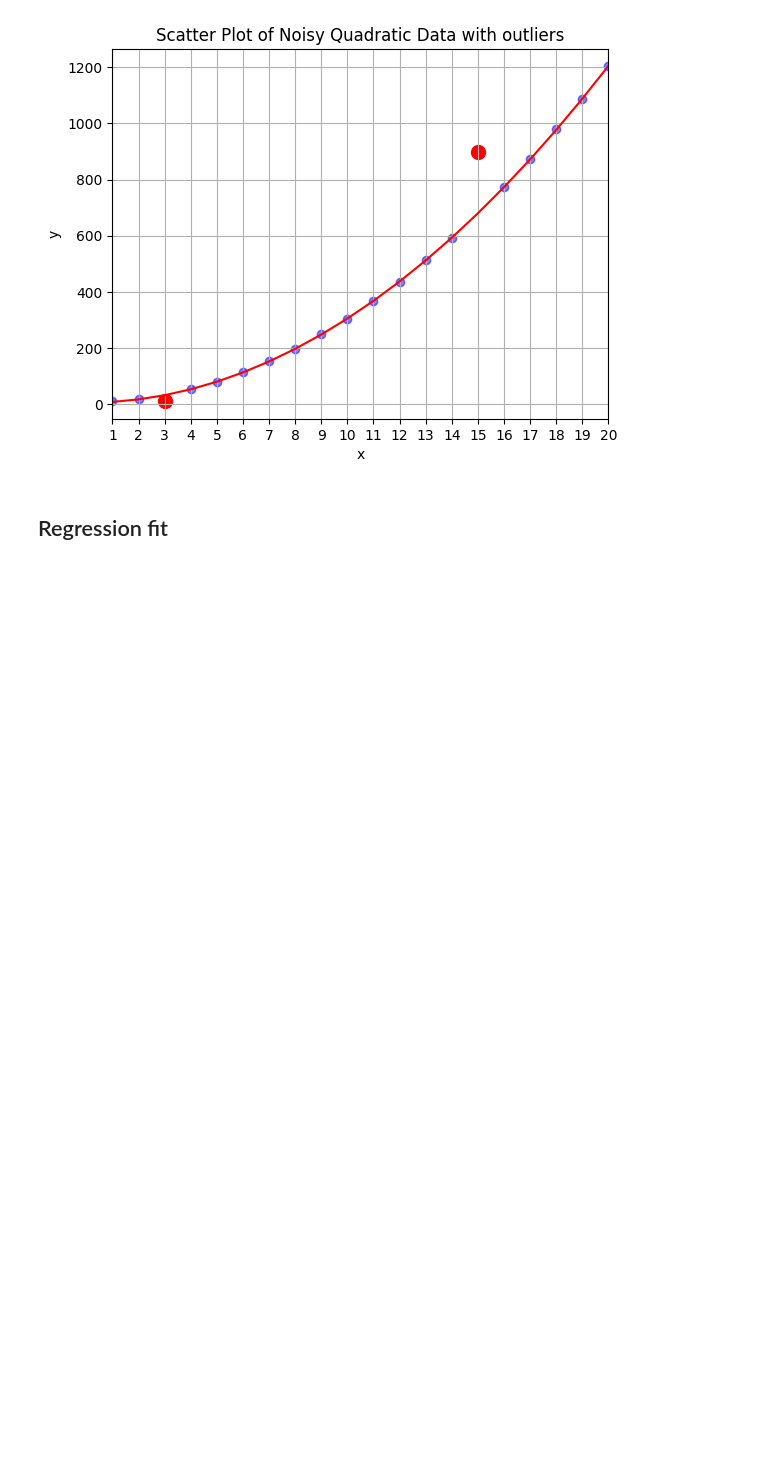
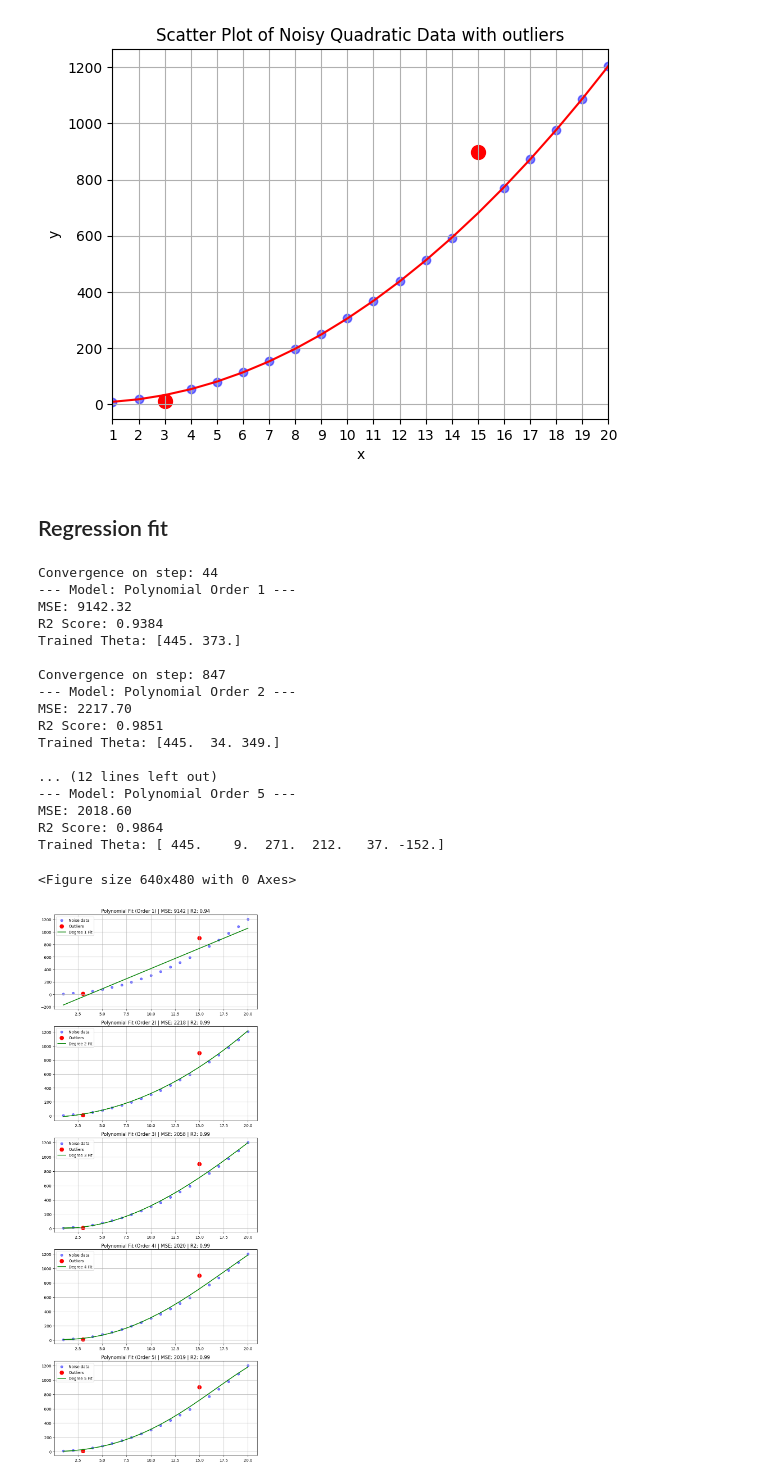
Before and after one commit to NietzscheDostoevsky/MastersDS, a Jupyter notebook: AM620-Lab/regression/polynomial-regression-with-outliers.ipynb, the cells around one changed output. Cells and saved outputs as stored; diff of their text form; code cells hidden in the pictures; blank space fills up the shorter version.

```diff
--- a/AM620-Lab/regression/polynomial-regression-with-outliers.ipynb
+++ b/AM620-Lab/regression/polynomial-regression-with-outliers.ipynb
@@ -73,6 +73,8 @@ def grad_descent(X, y, lr = 0.1, max_iters = 10000, tol = 1e-3):
         X[:, col] = feature
 
     prev_loss = np.inf
+    loss = np.inf
+    y_pred = np.inf
 
     for i in range(max_iters):
         #forward step
@@ -97,12 +99,50 @@ def grad_descent(X, y, lr = 0.1, max_iters = 10000, tol = 1e-3):
 
     r2 = 1 - (ss_res / ss_tot)
 
-    return Y, theta, loss, r2, i+1
+    return theta, loss, r2, y_pred
 # %%
 degrees = [1,2,3,4,5]
 plt.clf()
-fig, axes = plt.subplots(6,1,figsize=(8,20))
-ax[0].
+fig, axes = plt.subplots(len(degrees),1,figsize=(8,20))
 
+for i, degree in enumerate(degrees):
 
+    X = design_matrix(x, degree)
+    theta, mse, r2, y_pred = grad_descent(X, y)
+
+    print(f"--- Model: Polynomial Order {degree} ---")
+    print(f"MSE: {mse:.2f}")
+    print(f"R2 Score: {r2:.4f}")
+    print(f"Trained Theta: {np.round(theta)}\n")
+
+    ax = axes[i]
+    ax.scatter(x, y, alpha = 0.5, color="blue", label="Noise data")
+    ax.scatter([x[2], x[14]], [y[2], y[14]], color="red", s=100, label="Outliers")
+
+    ax.plot(x, y_pred, color='green', linewidth=2, label=f"Degree {degree} Fit")
+    ax.set_title(f"Polynomial Fit (Order {degree}) | MSE: {mse:.0f} | R2: {r2:.2f}")
+    ax.legend()
+    ax.grid()
+
+plt.tight_layout()
 plt.show()
+# %% [output]
+Convergence on step: 44
+--- Model: Polynomial Order 1 ---
+MSE: 9142.32
+R2 Score: 0.9384
+Trained Theta: [445. 373.]
+
+Convergence on step: 847
+--- Model: Polynomial Order 2 ---
+MSE: 2217.70
+R2 Score: 0.9851
+Trained Theta: [445.  34. 349.]
+
+... (12 lines left out)
+--- Model: Polynomial Order 5 ---
+MSE: 2018.60
+R2 Score: 0.9864
+Trained Theta: [ 445.    9.  271.  212.   37. -152.]
+<Figure size 640x480 with 0 Axes>
+[figure, added]
```
Also changed, not shown: parts of 1 cell of this notebook.
